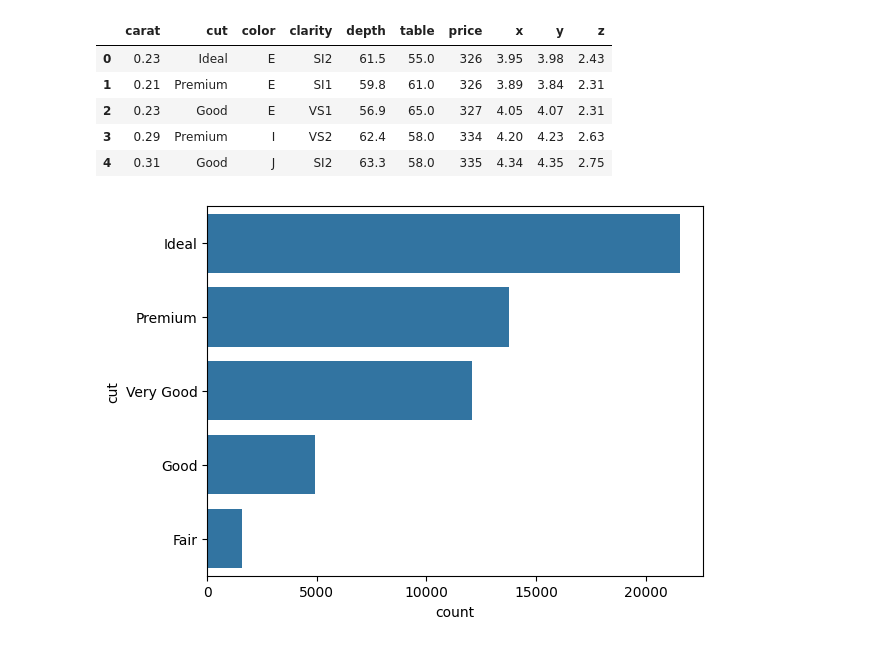
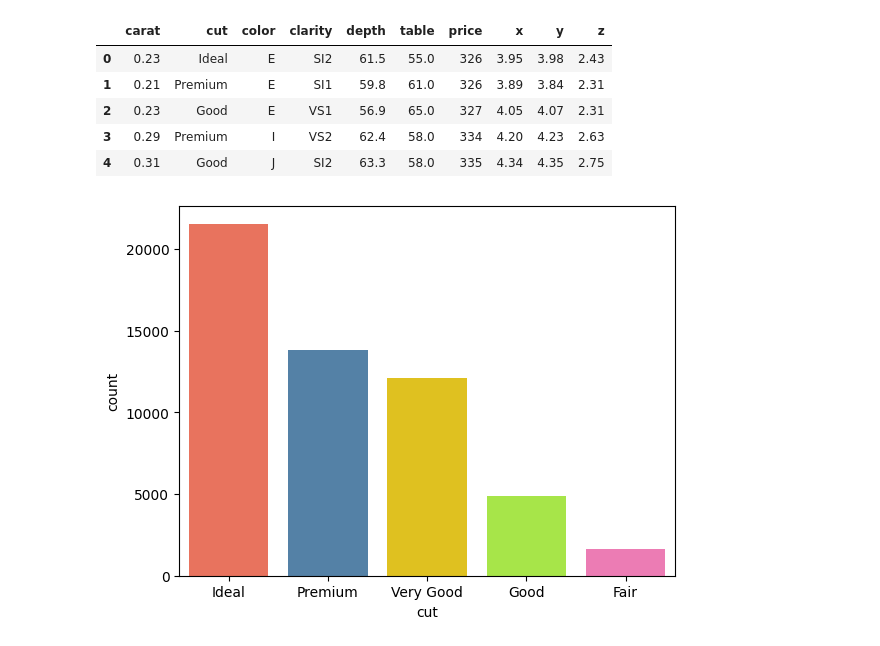
Before and after one commit to Thunderbolt21321139/data_visualisation, a Jupyter notebook: count_plot.ipynb, the cells around one changed output. Saved outputs shown, nothing was run; the diff lists cells and outputs as text; code cells hidden in the pictures.

```diff
--- a/count_plot.ipynb
+++ b/count_plot.ipynb
@@ -12,8 +12,10 @@ df.head()
 | 2 | 0.23 | Good | E | VS1 | 56.9 | 65.0 | 327 | 4.05 | 4.07 | 2.31 |
 | 3 | 0.29 | Premium | I | VS2 | 62.4 | 58.0 | 334 | 4.20 | 4.23 | 2.63 |
 | 4 | 0.31 | Good | J | SI2 | 63.3 | 58.0 | 335 | 4.34 | 4.35 | 2.75 |
-# %%
-sns.countplot(y=df['cut'])
-plt.show()
-# %% [output]
-[figure, removed]
+# %%
+custom_colors = ['#FF6347', '#4682B4', '#FFD700', '#ADFF2F', '#FF69B4']  # Custom colors for each 'cut'
+
+sns.countplot(data=df, x='cut', hue='cut', palette=custom_colors)
+plt.show()
+# %% [output]
+[figure, added]
```
Also changed, not shown: 1 other file.
